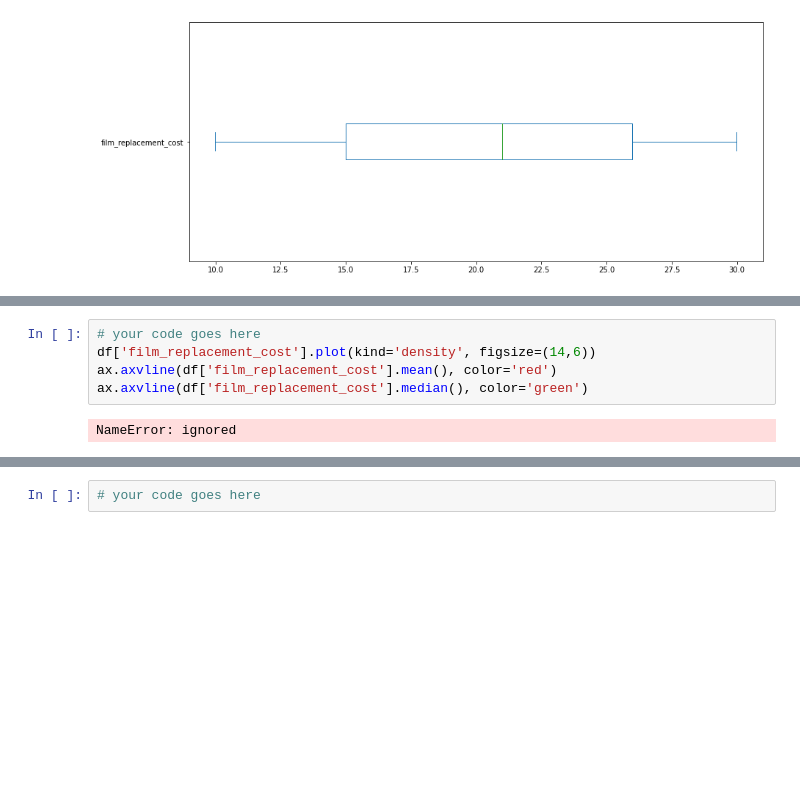
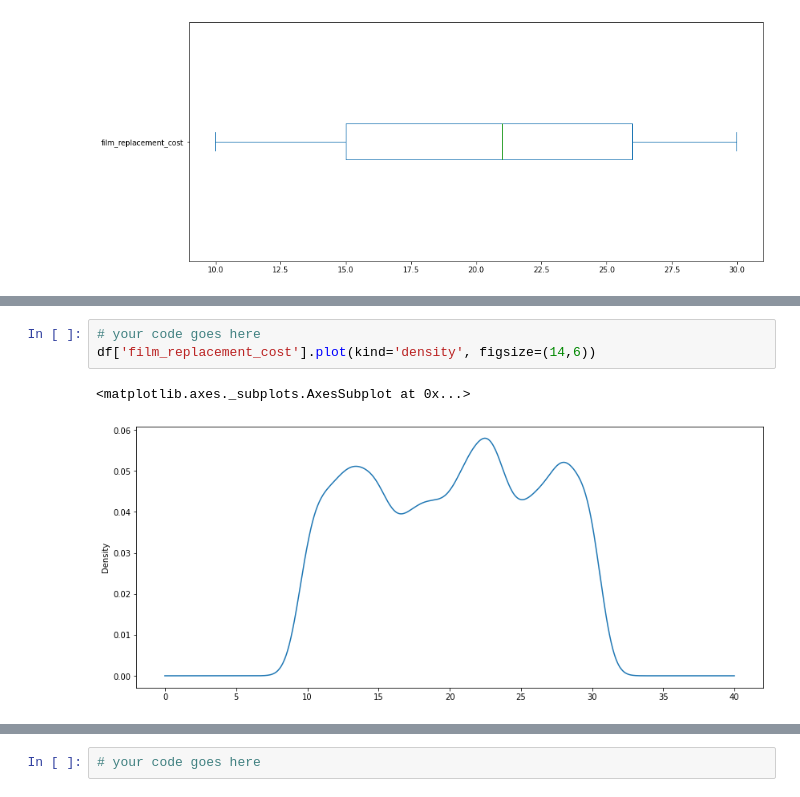
Before and after one commit to zugzug01/FreeCodeCamp-Pandas-Real-Life-Example, a Jupyter notebook: Exercises_2StevenPractice.ipynb, the cells around one changed output, grey strips where cells are left out. Drawn from its saved outputs; the diff is of its cells as text; blank space fills up the shorter version.

```diff
--- a/Exercises_2StevenPractice.ipynb
+++ b/Exercises_2StevenPractice.ipynb
@@ -141,10 +136,9 @@ NameError: ignored
 # %%
 # your code goes here
 df['film_replacement_cost'].plot(kind='density', figsize=(14,6))
-ax.axvline(df['film_replacement_cost'].mean(), color='red')
-ax.axvline(df['film_replacement_cost'].median(), color='green')
 # %% [output]
-NameError: ignored
+<matplotlib.axes._subplots.AxesSubplot at 0x...>
+[figure, added]
 # %%
 ax = df['film_replacement_cost'].plot(kind='density', figsize=(14,6))
 ax.axvline(df['film_replacement_cost'].mean(), color='red')
```
Also changed, not shown: parts of 12 cells of this notebook.
